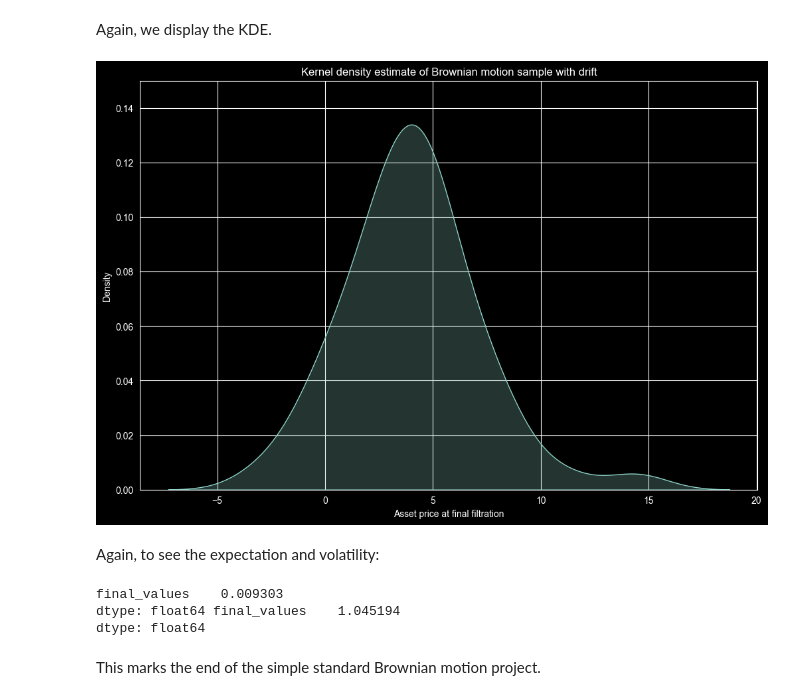
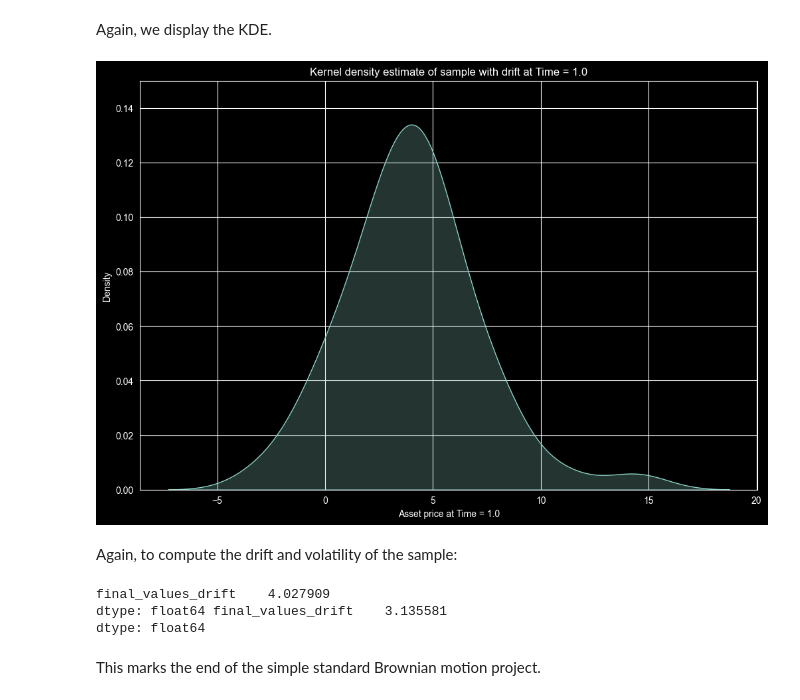
Before and after one commit to patricklin888/Simple-Projects, a Jupyter notebook: brownian_motion.ipynb, the cells around one changed output. Drawn from its saved outputs; the diff is of its cells as text; code cells hidden in the pictures.

```diff
--- a/brownian_motion.ipynb
+++ b/brownian_motion.ipynb
@@ -105,20 +109,20 @@ Again, we display the KDE.
 # %%
 final_values_drift = pd.DataFrame({'final_values_drift': Y[:, -1]})
 fig, ax = plt.subplots(1, 1, figsize=(12, 8))
 sns.kdeplot(data=final_values_drift, x='final_values_drift', fill=True, ax=ax)
-ax.set_title("Kernel density estimate of Brownian motion sample with drift")
+ax.set_title("Kernel density estimate of sample with drift at Time = 1.0")
 ax.set_ylim(0.0, 0.15)
-ax.set_xlabel('Asset price at final filtration')
+ax.set_xlabel('Asset price at Time = 1.0')
 plt.show()
 # %% [output]
-[figure, old version]
+[figure, new version]
 # %% [markdown]
-Again, to see the expectation and volatility:
+Again, to compute the drift and volatility of the sample:
 # %%
-print(final_values.mean(), final_values.std())
+print(final_values_drift.mean(), final_values_drift.std())
 # %% [output]
-final_values    0.009303
-dtype: float64 final_values    1.045194
+final_values_drift    4.027909
+dtype: float64 final_values_drift    3.135581
 dtype: float64
 # %% [markdown]
 This marks the end of the simple standard Brownian motion project.
```
Also changed, not shown: parts of 5 cells of this notebook.
